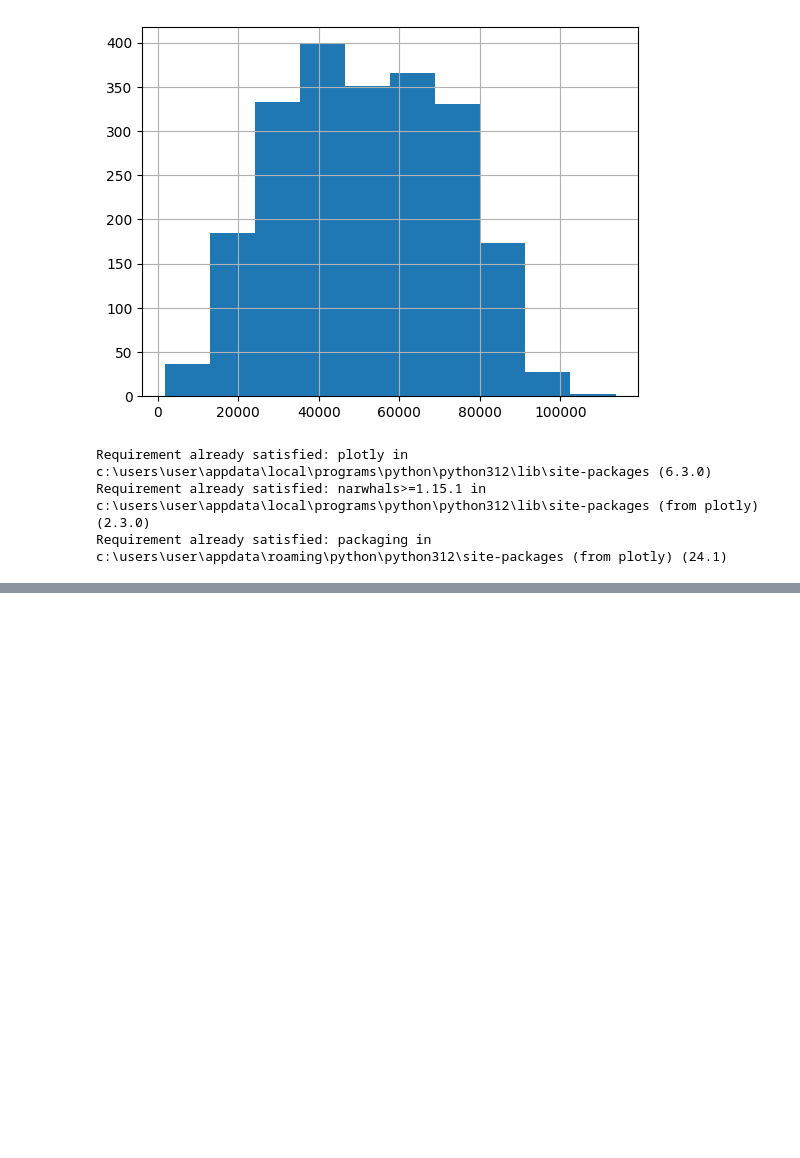
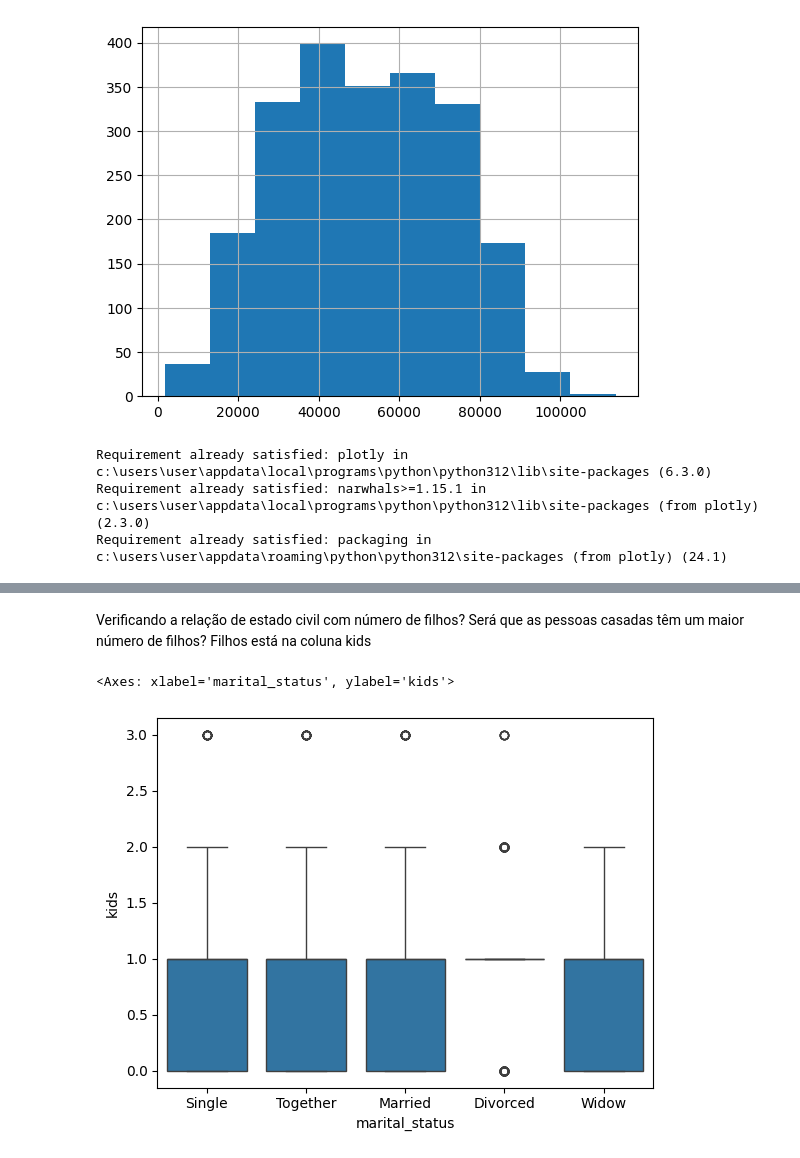
Before and after one commit to jrcomitre/desafio-ifood, a Jupyter notebook: desafio_ifood.ipynb, the cells around one changed output, grey strips where cells are left out. Cells and saved outputs as stored; diff of their text form; code cells hidden in the pictures; blank space fills up the shorter version.

```diff
--- a/desafio_ifood.ipynb
+++ b/desafio_ifood.ipynb
@@ -240,0 +312,8 @@ import plotly.express as px
+# %% [markdown]
+Verificando a relação de estado civil com número de filhos? Será que as pessoas casadas têm um maior número de filhos? Filhos está na coluna kids
+# %%
+# Verificando a relação de estado civil com número de filhos
+sns.boxplot(x='marital_status', y='kids', data=df)
+# %% [output]
+<Axes: xlabel='marital_status', ylabel='kids'>
+[figure, added]
```
Also changed, not shown: parts of 32 cells of this notebook.
